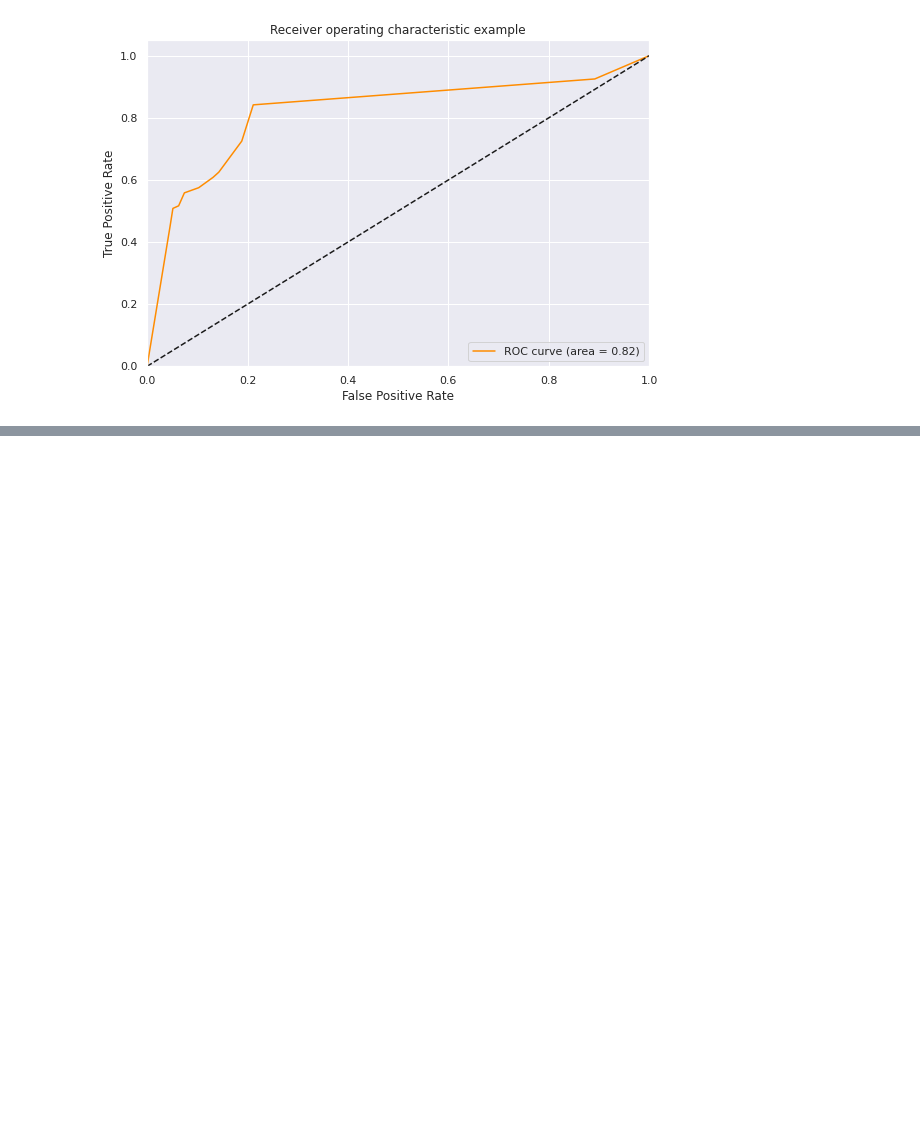
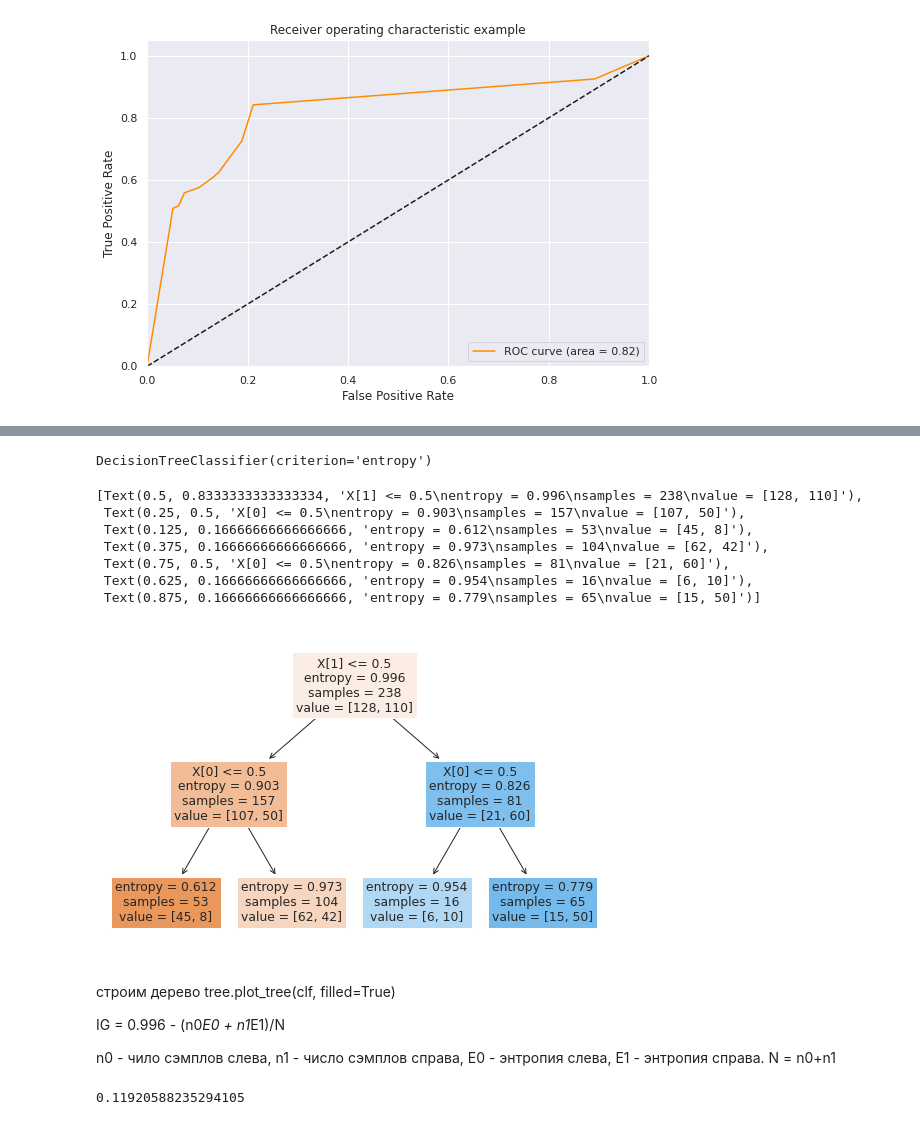
Before and after one commit to GoryachevDaniil/DS-ML_Intro_stepik.ipynb, a Jupyter notebook: DS_ML_Intro_stepik.ipynb, the cells around one changed output, grey strips where cells are left out. Drawn from its saved outputs; the diff is of its cells as text; code cells hidden in the pictures; blank space fills up the shorter version.

```diff
--- a/DS_ML_Intro_stepik.ipynb
+++ b/DS_ML_Intro_stepik.ipynb
@@ -1936,0 +1956,2 @@ plt.show()
+# %%
+train_data_tree = pd.read_csv('/content/gdrive/My Drive/DS_ML_Intro_stepik/train_data_tree.csv', sep=',')
@@ -1936,0 +1980,26 @@ plt.show()
+# %%
+X = train_data_tree.drop(['num'], axis=1)
+y = train_data_tree.num
+# %%
+clf_train_data_tree = tree.DecisionTreeClassifier(criterion='entropy')
+# %%
+clf_train_data_tree.fit(X, y)
+# %% [output]
+DecisionTreeClassifier(criterion='entropy')
+# %%
+tree.plot_tree(clf_train_data_tree, filled=True)
+# %% [output]
+[Text(0.5, 0.8333333333333334, 'X[1] <= 0.5\nentropy = 0.996\nsamples = 238\nvalue = [128, 110]'),
+ Text(0.25, 0.5, 'X[0] <= 0.5\nentropy = 0.903\nsamples = 157\nvalue = [107, 50]'),
+ Text(0.125, 0.16666666666666666, 'entropy = 0.612\nsamples = 53\nvalue = [45, 8]'),
+ Text(0.375, 0.16666666666666666, 'entropy = 0.973\nsamples = 104\nvalue = [62, 42]'),
+ Text(0.75, 0.5, 'X[0] <= 0.5\nentropy = 0.826\nsamples = 81\nvalue = [21, 60]'),
+ Text(0.625, 0.16666666666666666, 'entropy = 0.954\nsamples = 16\nvalue = [6, 10]'),
+ Text(0.875, 0.16666666666666666, 'entropy = 0.779\nsamples = 65\nvalue = [15, 50]')]
+[figure, added]
+# %% [markdown]
+строим дерево tree.plot_tree(clf, filled=True)
+
+IG = 0.996 - (n0*E0 + n1*E1)/N
+
+n0 - чило сэмплов слева, n1 - число сэмплов справа, E0 - энтропия слева, Е1 - энтропия справа. N = n0+n1
@@ -1936,0 +2008,4 @@ plt.show()
+# %%
+IG_train_data_tree
+# %% [output]
+0.11920588235294105
```
Also changed, not shown: parts of 13 cells of this notebook.
